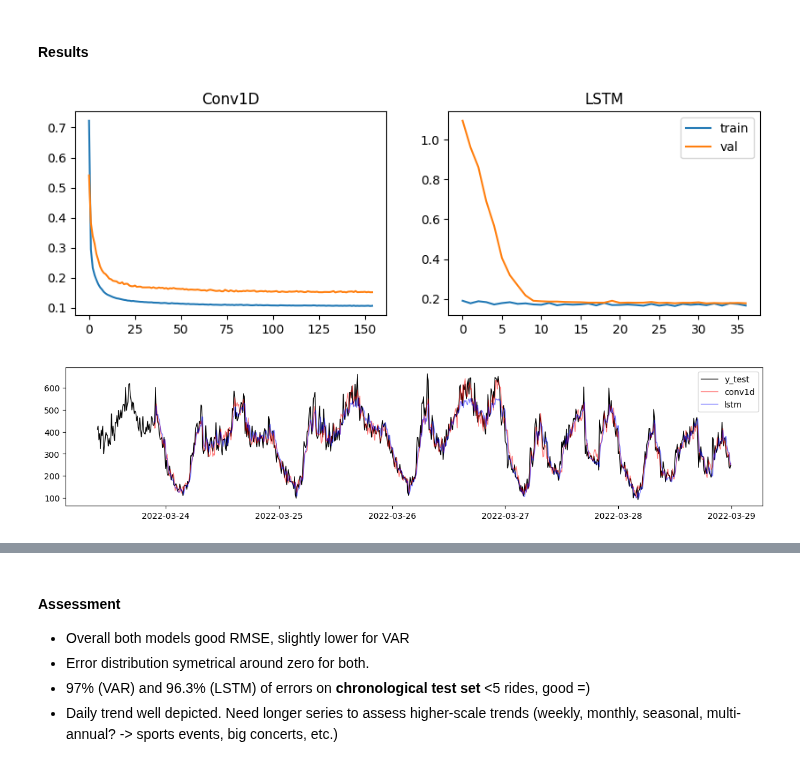
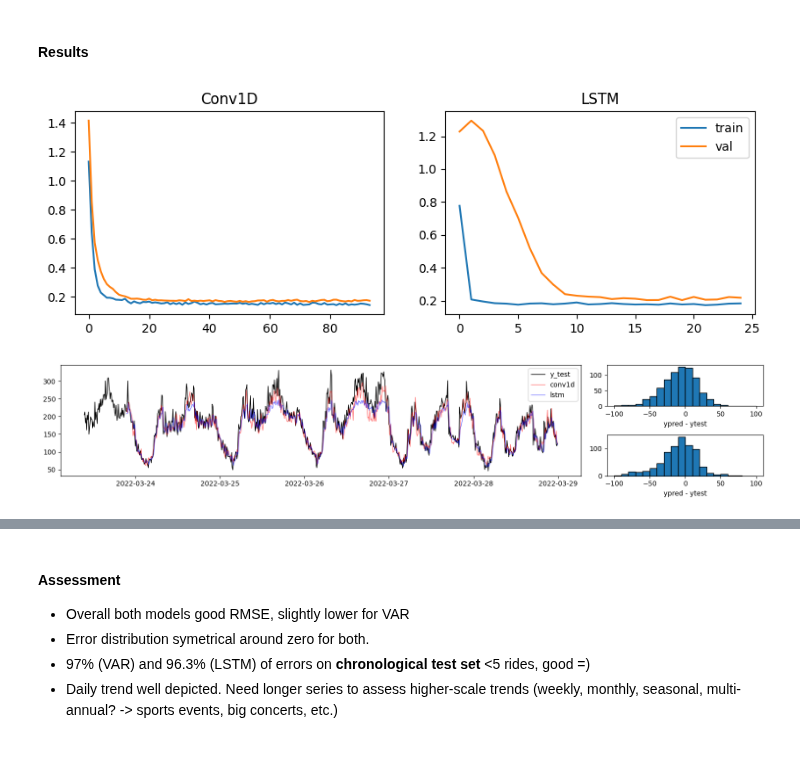
Before and after one commit to robetatis/study_notes_ml, a Jupyter notebook: demand.ipynb, the cells around one changed output, grey strips where cells are left out. Drawn from its saved outputs; the diff is of its cells as text; code cells hidden in the pictures.

```diff
--- a/demand.ipynb
+++ b/demand.ipynb
@@ -146,7 +146,7 @@ INPUT_WIDTH = LABEL_WIDTH + (CONV_WIDTH - 1)
 
 conv = tf.keras.Sequential([
     tf.keras.layers.Conv1D(filters=3, kernel_size=(CONV_WIDTH,), activation='relu'),
-#    tf.keras.layers.BatchNormalization(),
+    tf.keras.layers.BatchNormalization(),
     tf.keras.layers.Dense(units=1),
 ])
 
@@ -200,7 +200,7 @@ ypred_conv = make_ypred(conv, w_conv, datasets['train_mean']['n_events_total'],
 Now let's try an LSTM
 # %%
 lstm = tf.keras.models.Sequential([
-    tf.keras.layers.LSTM(units=10, return_sequences=False),
+    tf.keras.layers.LSTM(units=5, return_sequences=False),
     tf.keras.layers.BatchNormalization(),
     tf.keras.layers.Dense(units=1),
     tf.keras.layers.Reshape([1, -1])
@@ -264,13 +264,30 @@ ax[0].set_title('Conv1D')
 ax[1].set_title('LSTM')
 plt.show()
 # %% [output]
-[figure, old version]
+[figure, new version]
+# %%
+err_conv = ypred_conv - datasets['test_df_original']['n_events_total']
+err_lstm = ypred_lstm - datasets['test_df_original']['n_events_total']
 # %%
-fig, ax = plt.subplots(figsize=(15, 3))
-ax.plot(datasets['test_timestamps'], datasets['test_df_original']['n_events_total'], linewidth=1, color='black', label='y_test')
-ax.plot(datasets['test_timestamps'], ypred_conv, linewidth=1, color='red', alpha=0.5, label=f'conv1d')
-ax.plot(datasets['test_timestamps'], ypred_lstm, linewidth=1, color='blue', alpha=0.5, label=f'lstm')
-ax.legend()
+import matplotlib.gridspec as gridspec
+import numpy as np
+
+bins = np.arange(-100, 110, 10)
+fig = plt.figure(figsize=(15, 3))
+gs = gridspec.GridSpec(2, 4)
+
+ax1 = fig.add_subplot(gs[:, :3])
+ax1.plot(datasets['test_timestamps'], datasets['test_df_original']['n_events_total'], linewidth=1, color='black', label='y_test')
+ax1.plot(datasets['test_timestamps'], ypred_conv, linewidth=1, color='red', alpha=0.5, label=f'conv1d')
+ax1.plot(datasets['test_timestamps'], ypred_lstm, linewidth=1, color='blue', alpha=0.5, label=f'lstm')
+ax1.legend()
+ax2 = fig.add_subplot(gs[0, 3:])
+ax2.hist(err_conv, edgecolor='black', bins=bins)
+ax2.set_xlabel('ypred - ytest')
+ax3 = fig.add_subplot(gs[1, 3:])
+ax3.hist(err_lstm, edgecolor='black', bins=bins)
+ax3.set_xlabel('ypred - ytest')
+plt.tight_layout()
 plt.show()
 # %% [output]
-[figure, old version]
+[figure, new version]
```
Also changed, not shown: parts of 29 cells of this notebook, 1 other file.
